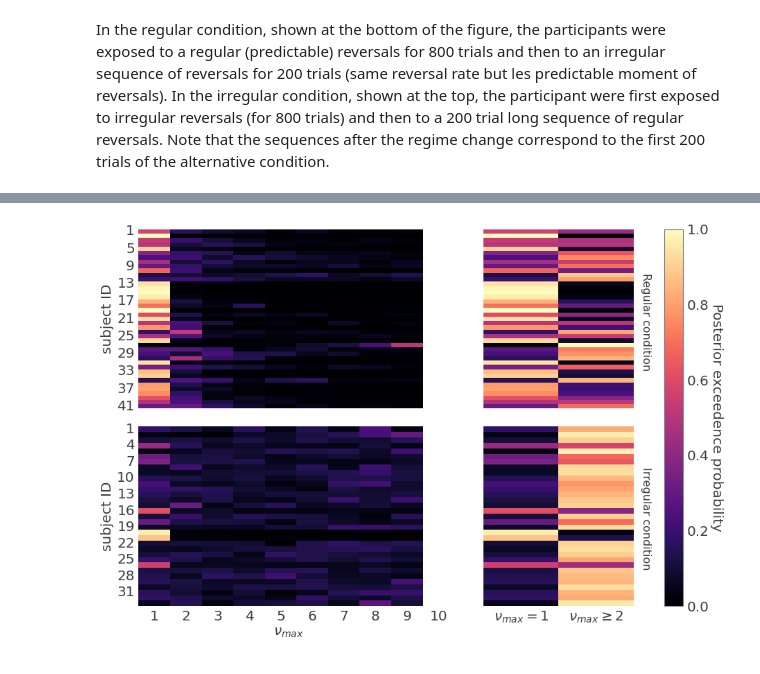
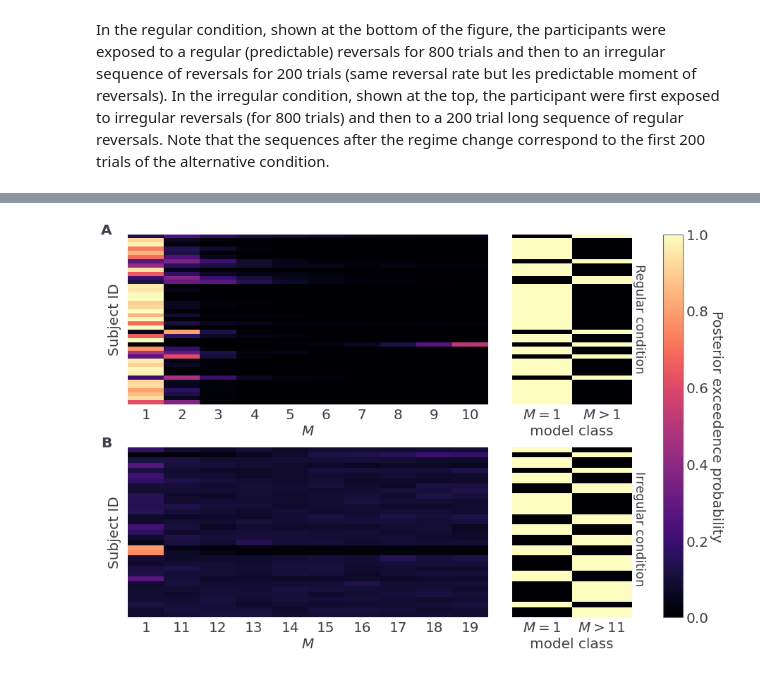
Before and after one commit to dimarkov/pybefit, a Jupyter notebook: examples/temporal_rev_learn/plot_behavioural_data.ipynb, the cells around one changed output, grey strips where cells are left out. Cells and saved outputs as stored; diff of their text form; code cells hidden in the pictures.

```diff
--- a/examples/temporal_rev_learn/plot_behavioural_data.ipynb
+++ b/examples/temporal_rev_learn/plot_behavioural_data.ipynb
@@ -178,3 +182,6 @@ fig.tight_layout()
 # %%
-fits = np.load('fit_waic_sample/fit_sample_mixture_gamma1_pref_0.npz', allow_pickle=True)
-samples_mixture = fits['samples'].item()
+fits = np.load('fit_data/fit_sample_mixture_gamma0_pref0_nu_max.npz', allow_pickle=True)
+samples_mixture1 = fits['samples'].item()
+
+fits = np.load('fit_data/fit_sample_mixture_gamma0_pref0_nu_min.npz', allow_pickle=True)
+samples_mixture2 = fits['samples'].item()
@@ -181,54 +198,62 @@ samples_mixture = fits['samples'].item()
 # %%
-fig, axes = plt.subplots(2, 2, figsize=(16, 10), sharex='col', sharey='row',
-                        gridspec_kw={
-                           'width_ratios': [2, 1],
-                       'wspace': 0.2,
-                       'hspace': 0.1})
-x_ticks = [list(range(1, 11)), list(range(1, 10))]
-y_ticks = [list(range(1, ns_reg + 1)), list(range(1, ns_irr + 1))]
-labels = [r'$\nu_{max}$', r'$\nu_{min}$ $\left[ \nu_{max}=10 \right]$']
-
-d = 10  # number of models with fixed nu_min
-# probs = samples_mixture['weights'].mean(-2)
-weights = samples_mixture['weights']
-probs = np.eye(weights.shape[-1])[weights.argmax(-1)].mean(-2)
-probs_red = np.stack([probs[..., 0], probs[..., 1:].sum(-1)], -1)
+fig, axes = plt.subplots(2, 2, figsize=(16, 10), sharey='row', gridspec_kw={
+                            'wspace': 0.1,
+                            'hspace': 0.25,
+                            'width_ratios': [3, 1],
+                         })
 
 reg_cond = conditions.condition == 'regular'
 irr_cond = conditions.condition == 'irregular'
 cond = [reg_cond, irr_cond]
 
+d = 10  # number of models
+weights = np.where(np.expand_dims(reg_cond, (-1, -2)), samples_mixture1['weights'], samples_mixture1['weights'])
+probs = np.eye(weights.shape[-1])[weights.argmax(-1)].mean(-2)
+
+xticklabels = [list(range(1, 11)), [1,] + list(range(11, 20))]
 for i in range(2):
-    j = 0
     sns.heatmap(data=probs[cond[i], :],
-                ax=axes[i, j],
-                xticklabels=x_ticks[j],
+                ax=axes[i, 0],
+                xticklabels=xticklabels[i],
                 cbar=False,
                 vmin=0,
                 vmax=1,
                 cmap='magma')
 
-    j = 1
-    sns.heatmap(data=probs_red[cond[i], :],
-                ax=axes[i, j],
-                xticklabels=[r'$\nu_{max} = 1$', r'$\nu_{max} \geq 2$'],
+for i in range(2):
+    c1 = probs[cond[i], :].argmax(-1) > 0
+    data = np.stack([1 - c1, c1], -1)
+    sns.heatmap(data=data,
+                ax=axes[i, 1],
                 cbar=False,
                 vmin=0,
                 vmax=1,
                 cmap='magma')
-    axes[i, 0].set_ylabel('subject ID')
 
-axes[1, 0].set_xlabel(labels[0])
+axes[0, 0].set_xlabel(r'$M$')
+axes[1, 0].set_xlabel(r'$M$')
 
-axes[0, 0].yaxis.set_ticklabels(range(1, ns_reg + 1, 4))
-axes[1, 0].yaxis.set_ticklabels(range(1, ns_irr + 1, 3))
+axes[0, 0].yaxis.set_ticklabels(range(1, ns_reg - np.sum(cond[0]) + 1, 4))
+axes[1, 0].yaxis.set_ticklabels(range(1, ns_irr - np.sum(cond[1]) + 1, 3))
 
-axes[0, 1].text(2.1, 32, 'Regular condition', rotation=-90, fontsize=16);
-axes[1, 1].text(2.1, 26, 'Irregular condition', rotation=-90, fontsize=16);
+axes[0, -1].xaxis.set_ticklabels([r'$M=1$', r'$M > 1$'])
+axes[0, -1].set_xlabel('model class')
+
+axes[-1, -1].xaxis.set_ticklabels([r'$M=1$', r'$M > 11$'])
+axes[-1, -1].set_xlabel('model class')
+
+axes[0, 0].set_ylabel('Subject ID')
+axes[1, 0].set_ylabel('Subject ID')
+
+axes[0, 1].text(1.01, .2, 'Regular condition', rotation=-90, transform=axes[0, 1].transAxes);
+axes[1, 1].text(1.01, .2, 'Irregular condition', rotation=-90, transform=axes[1, 1].transAxes);
+
+for i in range(2):
+    axes[i, 0].text(-.075, 1., string.ascii_uppercase[i], transform=axes[i, 0].transAxes, size=20, weight='bold')
 
 norm = colors.Normalize(vmin=0, vmax=1)
-cbar = fig.colorbar(cm.ScalarMappable(norm=norm, cmap='magma'), ax=axes)
-cbar.ax.set_ylabel('Posterior exceedence probability', rotation=-90, labelpad=20);
-# fig.savefig('supp_Fig7-1.pdf', bbox_inches='tight', dpi=300)
+cbar = fig.colorbar(cm.ScalarMappable(norm=norm, cmap='magma'), ax=axes, use_gridspec=True)
+cbar.ax.set_ylabel('Posterior exceedence probability', rotation=-90, labelpad=20, fontsize=20);
+fig.savefig('Fig8.pdf', bbox_inches='tight', transparent=True, dpi=300)
 # %% [output]
-[figure, old version]
+[figure, new version]
```
Also changed, not shown: parts of 21 cells of this notebook, 2 other files.
